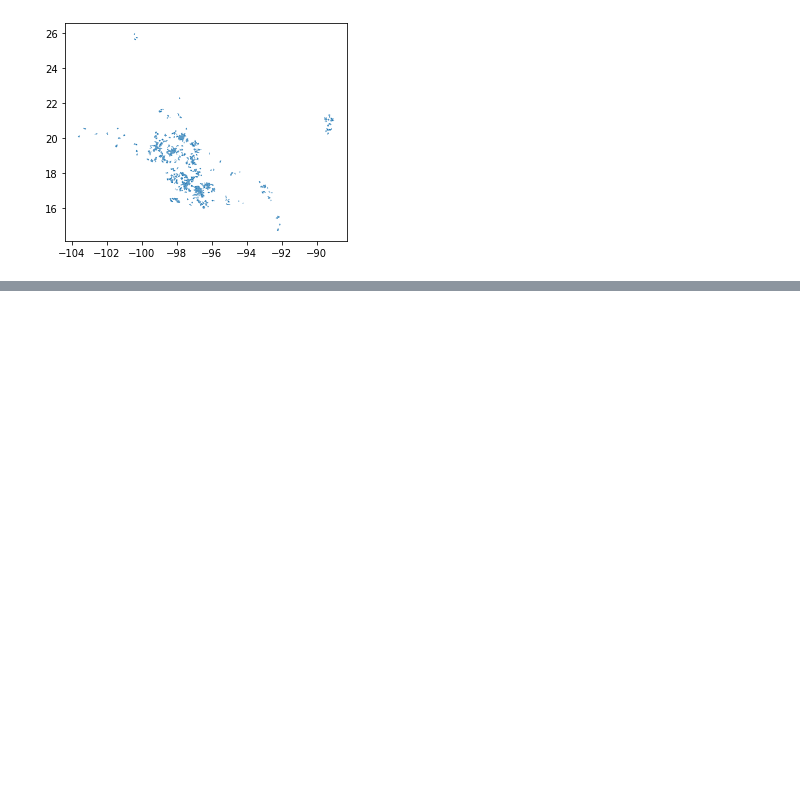
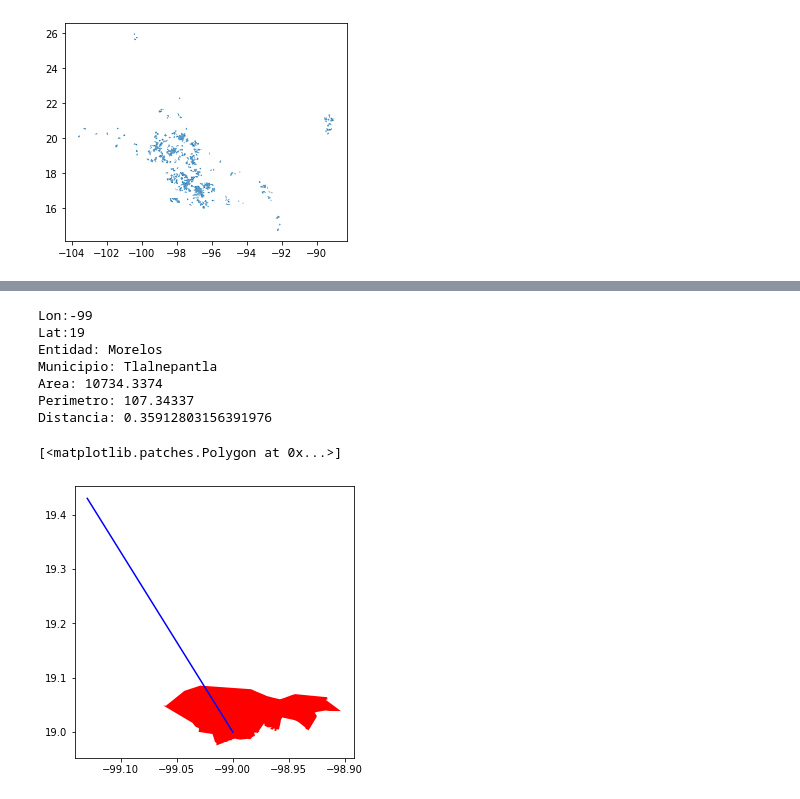
Before and after one commit to UrielMendoza/Curso-RV-python, a Jupyter notebook: Miercoles_resuelto.ipynb, the cells around one changed output, grey strips where cells are left out. Cells and saved outputs as stored; diff of their text form; code cells hidden in the pictures; blank space fills up the shorter version.

```diff
--- a/Miercoles_resuelto.ipynb
+++ b/Miercoles_resuelto.ipynb
@@ -408,0 +443,25 @@ df[df[] < 10000].plot()
+# %%
+import matplotlib.pyplot as plt
+
+x = float(input('Lon:'))
+y = float(input('Lat:'))
+
+print('Entidad:',df[df['geometry'].contains(Point(x,y)) == True]['NOM_ENT'].iloc[0])
+print('Municipio:',df[df['geometry'].contains(Point(x,y)) == True]['NOM_MUN'].iloc[0])
+print('Area:',df[df['geometry'].contains(Point(x,y)) == True]['AREA'].iloc[0])
+print('Perimetro:',df[df['geometry'].contains(Point(x,y)) == True]['PERIMETER'].iloc[0])
+print('Distancia:',df[df['geometry'].contains(Point(x,y)) == True].distance(Point(-99.13,19.43)).iloc[0])
+
+plt.figure(figsize=(5,5))
+plt.plot([x,-99.13],[y,19.43],'b-')
+plt.fill(df[df['geometry'].contains(Point(x,y)) == True]['geometry'].iloc[0].exterior.xy[0],df[df['geometry'].contains(Point(x,y)) == True]['geometry'].iloc[0].exterior.xy[1],'r')
+# %% [output]
+Lon:-99
+Lat:19
+Entidad: Morelos
+Municipio: Tlalnepantla
+Area: 10734.3374
+Perimetro: 107.34337
+Distancia: 0.35912803156391976
+[<matplotlib.patches.Polygon at 0x...>]
+[figure, added]
```
Also changed, not shown: parts of 8 cells of this notebook.
